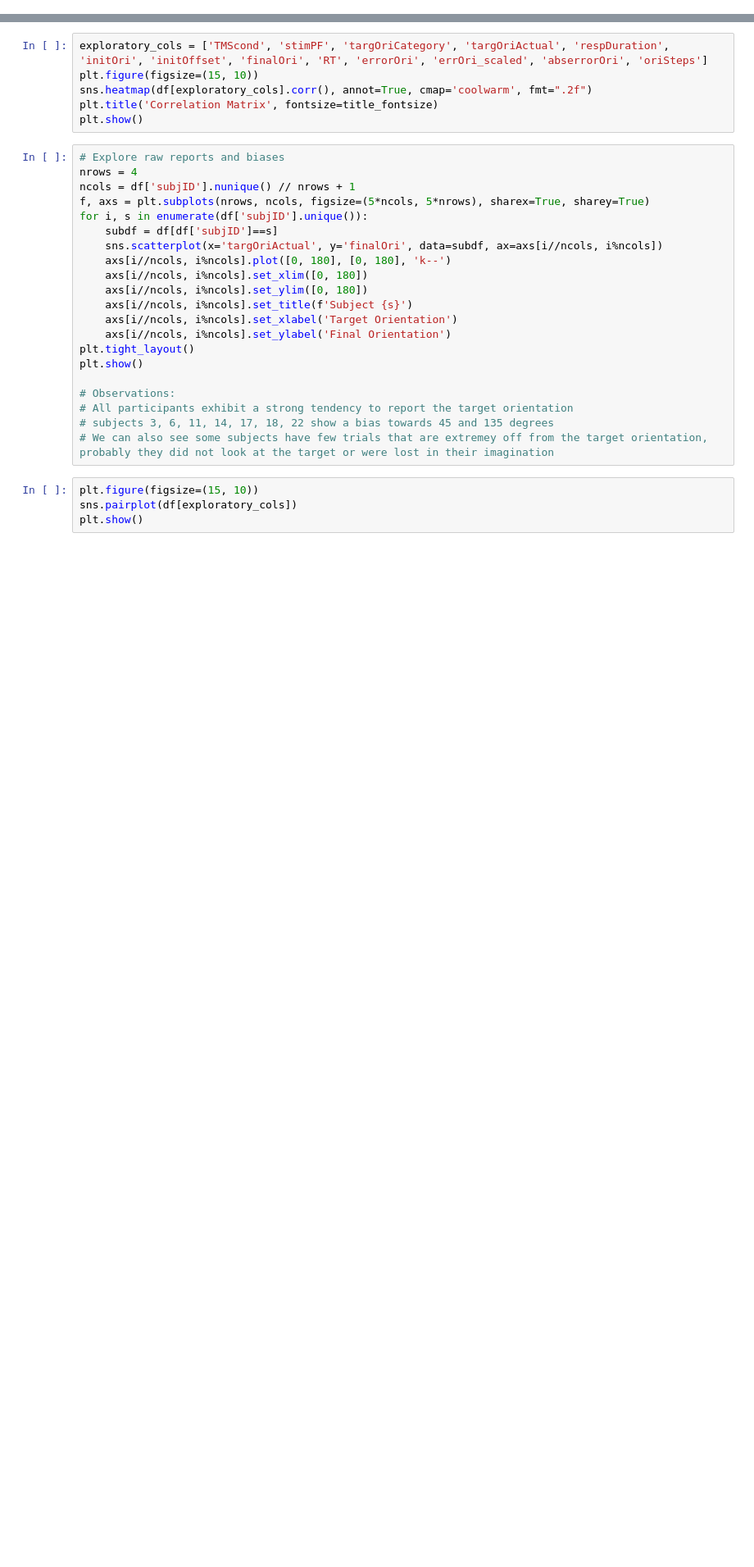
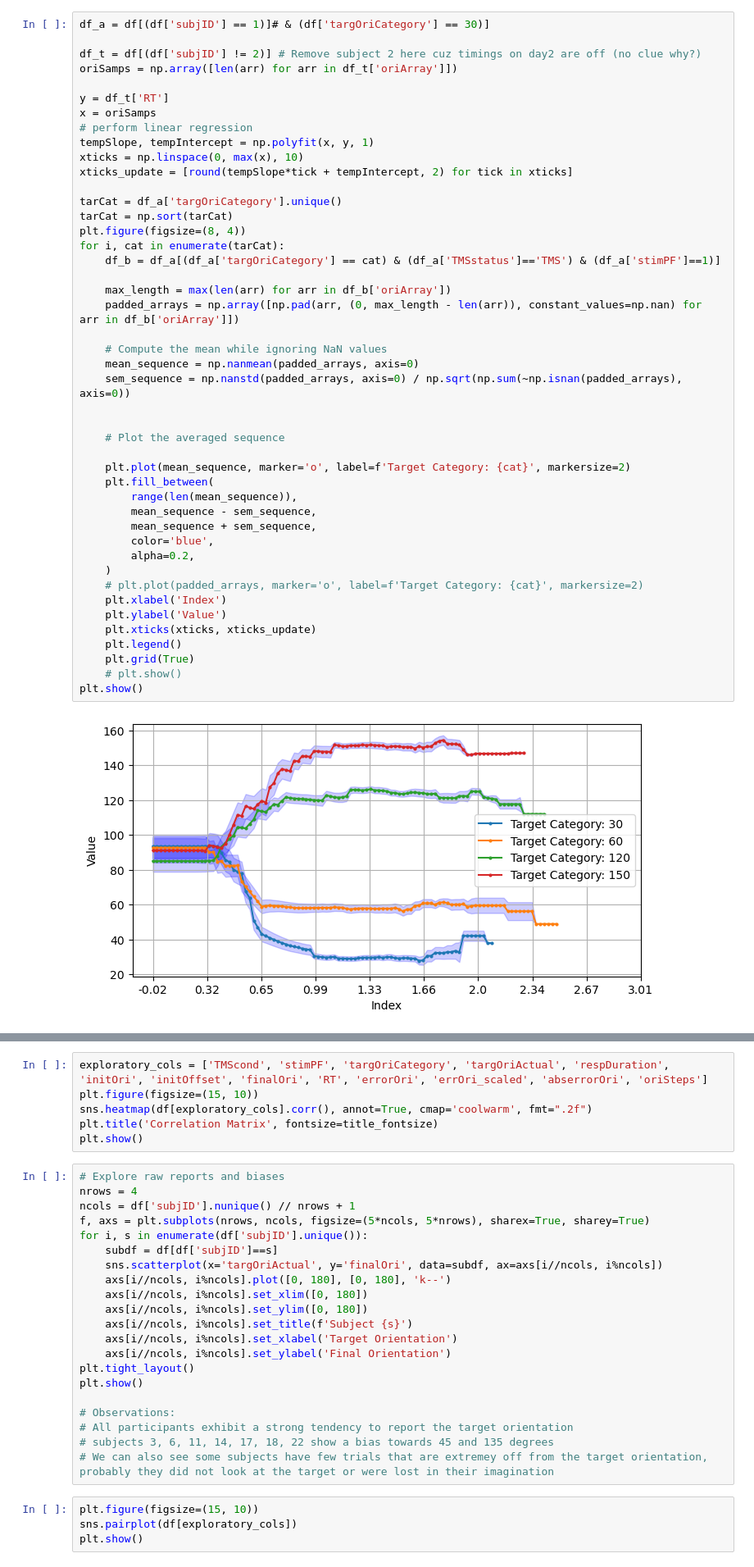
Before and after one commit to mindemory/srh_ori, a Jupyter notebook: oriAnalysis/analyzeBehav/behavAnalysis.ipynb, the cells around one changed output, grey strips where cells are left out. Shown at 82% size. Saved outputs shown, nothing was run; the diff lists cells and outputs as text; blank space fills up the shorter version.

```diff
--- a/oriAnalysis/analyzeBehav/behavAnalysis.ipynb
+++ b/oriAnalysis/analyzeBehav/behavAnalysis.ipynb
@@ -40,0 +199,47 @@ df.head()
+# %%
+df_a = df[(df['subjID'] == 1)]# & (df['targOriCategory'] == 30)]
+
+df_t = df[(df['subjID'] != 2)] # Remove subject 2 here cuz timings on day2 are off (no clue why?)
+oriSamps = np.array([len(arr) for arr in df_t['oriArray']])
+
+y = df_t['RT']
+x = oriSamps
+# perform linear regression
+tempSlope, tempIntercept = np.polyfit(x, y, 1)
+xticks = np.linspace(0, max(x), 10)
+xticks_update = [round(tempSlope*tick + tempIntercept, 2) for tick in xticks]
+
+tarCat = df_a['targOriCategory'].unique()
+tarCat = np.sort(tarCat)
+plt.figure(figsize=(8, 4))
+for i, cat in enumerate(tarCat):
+    df_b = df_a[(df_a['targOriCategory'] == cat) & (df_a['TMSstatus']=='TMS') & (df_a['stimPF']==1)]
+
+    max_length = max(len(arr) for arr in df_b['oriArray'])
+    padded_arrays = np.array([np.pad(arr, (0, max_length - len(arr)), constant_values=np.nan) for arr in df_b['oriArray']])
+
+    # Compute the mean while ignoring NaN values
+    mean_sequence = np.nanmean(padded_arrays, axis=0)
+    sem_sequence = np.nanstd(padded_arrays, axis=0) / np.sqrt(np.sum(~np.isnan(padded_arrays), axis=0))
+
+
+    # Plot the averaged sequence
+
+    plt.plot(mean_sequence, marker='o', label=f'Target Category: {cat}', markersize=2)
+    plt.fill_between(
+        range(len(mean_sequence)),
+        mean_sequence - sem_sequence,
+        mean_sequence + sem_sequence,
+        color='blue',
+        alpha=0.2,
+    )
+    # plt.plot(padded_arrays, marker='o', label=f'Target Category: {cat}', markersize=2)
+    plt.xlabel('Index')
+    plt.ylabel('Value')
+    plt.xticks(xticks, xticks_update)
+    plt.legend()
+    plt.grid(True)
+    # plt.show()
+plt.show()
+# %% [output]
+[figure, added]
```
Also changed, not shown: parts of 24 cells of this notebook, 4 other files.
